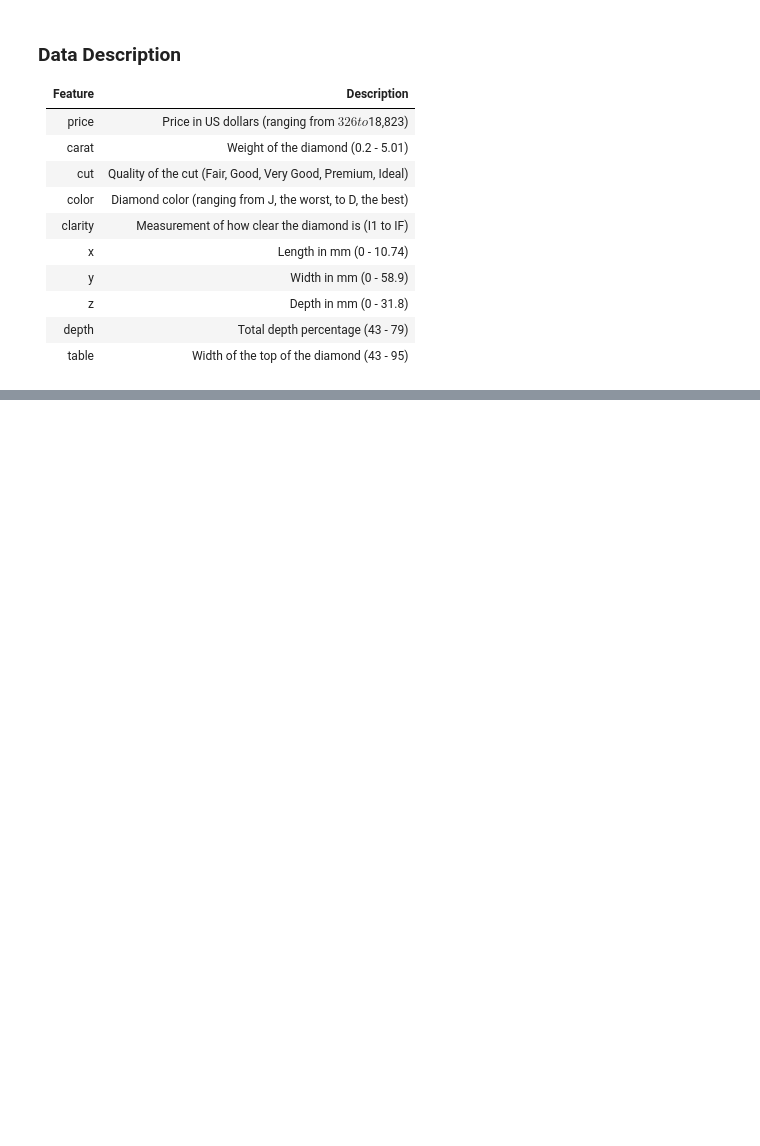
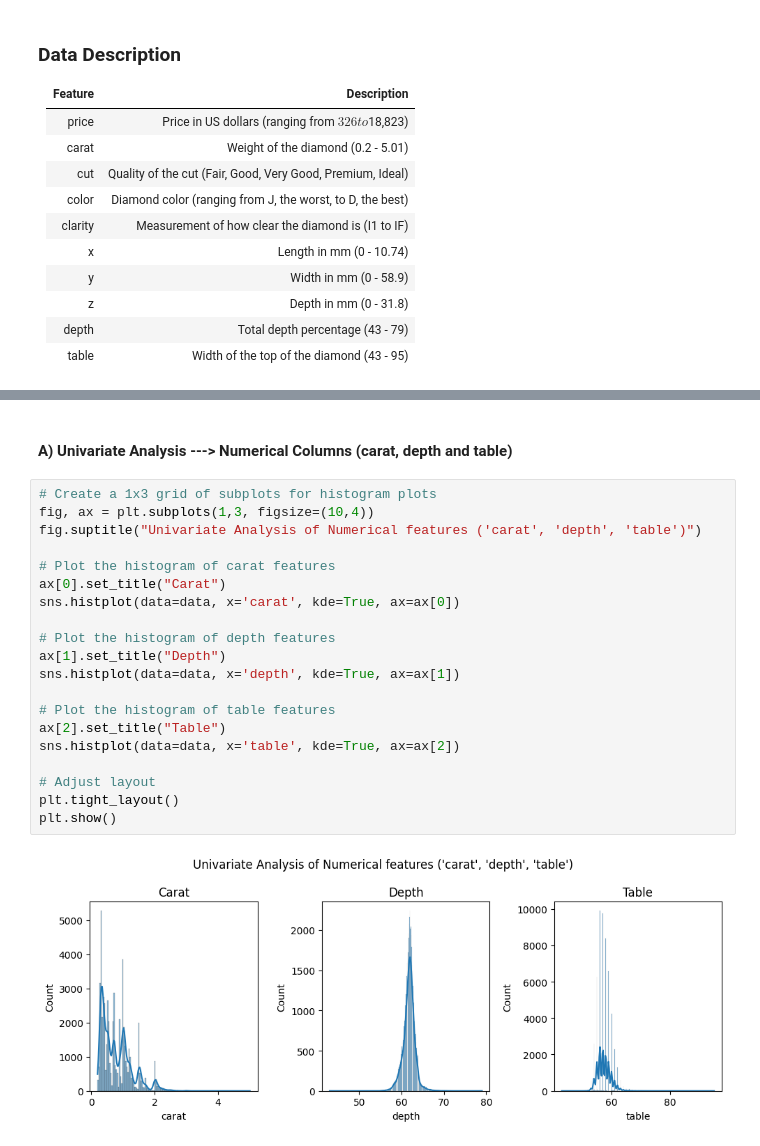
Before and after one commit to Angad143/Diamond-Price-Prediction, a Jupyter notebook: Diamonds_price_predictions.ipynb, the cells around one changed output, grey strips where cells are left out. Drawn from its saved outputs; the diff is of its cells as text; blank space fills up the shorter version.

Commit message:
univariate and bivariate analysis

```diff
--- a/Diamonds_price_predictions.ipynb
+++ b/Diamonds_price_predictions.ipynb
@@ -96,0 +105,24 @@ memory usage: 4.1+ MB
+# %% [markdown]
+#### **A) Univariate Analysis ---> Numerical Columns (carat, depth and table)**
+# %%
+# Create a 1x3 grid of subplots for histogram plots
+fig, ax = plt.subplots(1,3, figsize=(10,4))
+fig.suptitle("Univariate Analysis of Numerical features ('carat', 'depth', 'table')")
+
+# Plot the histogram of carat features
+ax[0].set_title("Carat")
+sns.histplot(data=data, x='carat', kde=True, ax=ax[0])
+
+# Plot the histogram of depth features
+ax[1].set_title("Depth")
+sns.histplot(data=data, x='depth', kde=True, ax=ax[1])
+
+# Plot the histogram of table features
+ax[2].set_title("Table")
+sns.histplot(data=data, x='table', kde=True, ax=ax[2])
+
+# Adjust layout
+plt.tight_layout()
+plt.show()
+# %% [output]
+[figure, added]
```
Also changed, not shown: parts of 8 cells of this notebook.
